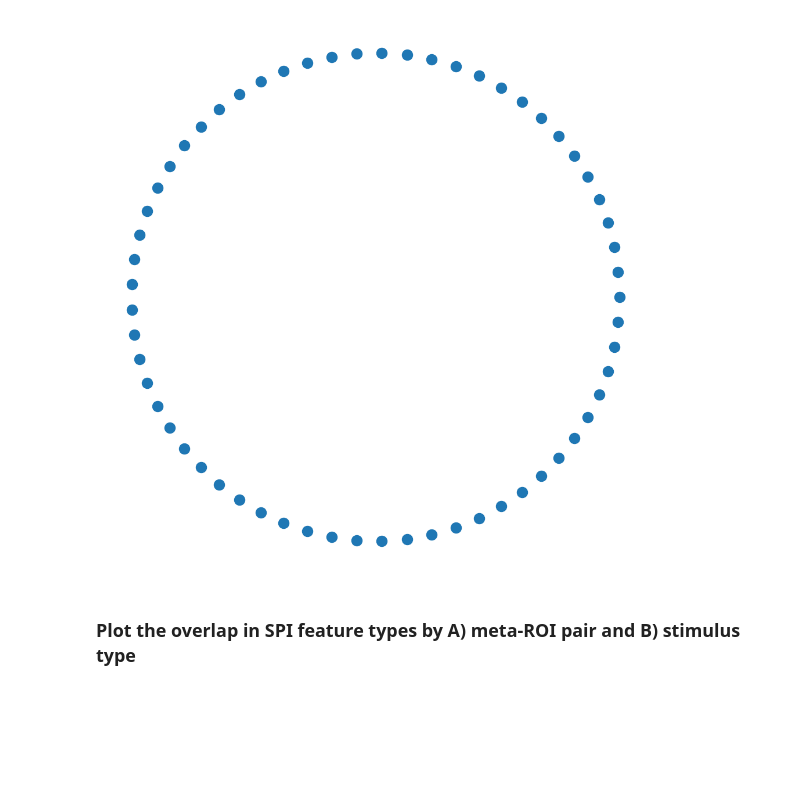
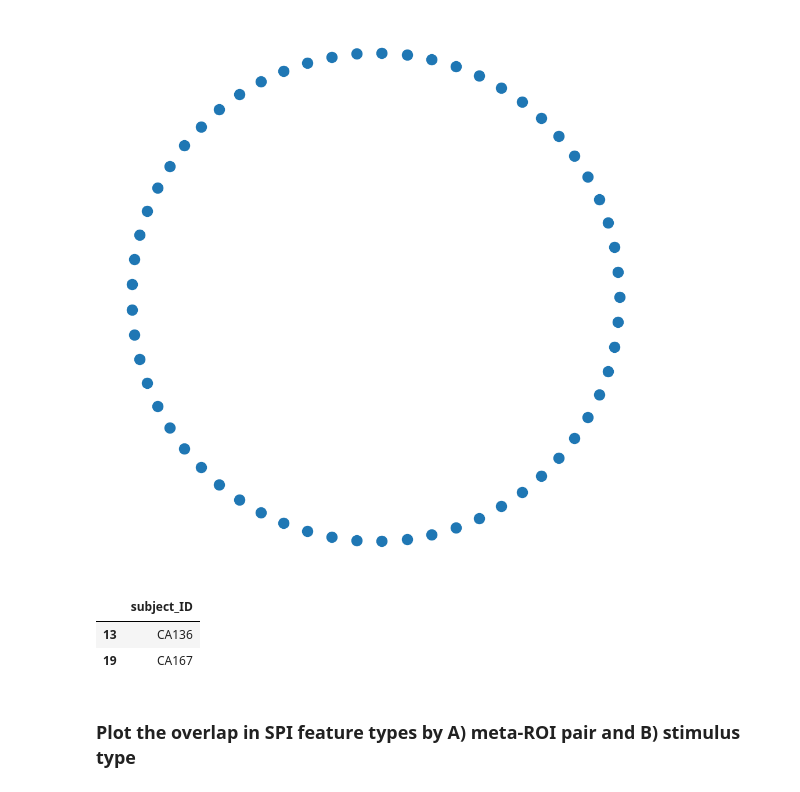
Before and after one commit to anniegbryant/Cogitate_Connectivity_2024, a Jupyter notebook: data_visualization/visualize_classification_results.ipynb, the cells around one changed output. Drawn from its saved outputs; the diff is of its cells as text; code cells hidden in the pictures; blank space fills up the shorter version.

Commit message:
Code for Batch 2 of Challenge

```diff
--- a/data_visualization/visualize_classification_results.ipynb
+++ b/data_visualization/visualize_classification_results.ipynb
@@ -461,6 +461,18 @@ plt.axis('off')
 plt.savefig('plots/points_on_circle.svg')
 # %% [output]
 [figure]
+# %%
+all_subjects = pd.read_table("/Users/abry4213/data/Cogitate_MEG_challenge/subject_list.txt", header=None)
+all_subjects.columns = ['subject_ID']
+filtered_subjects = pd.read_table("/Users/abry4213/data/Cogitate_MEG_challenge/subject_list_filtered.txt", header=None)
+filtered_subjects.columns = ['subject_ID']
+
+# Find all_subjects not in filtered_subjects
+all_subjects[~all_subjects.subject_ID.isin(filtered_subjects.subject_ID)]
+# %% [output]
+|  | subject_ID |
+| 13 | CA136 |
+| 19 | CA167 |
 # %% [markdown]
 ### Plot the overlap in SPI feature types by A) meta-ROI pair and B) stimulus type
 # %%
```
Also changed, not shown: 6 other files.
